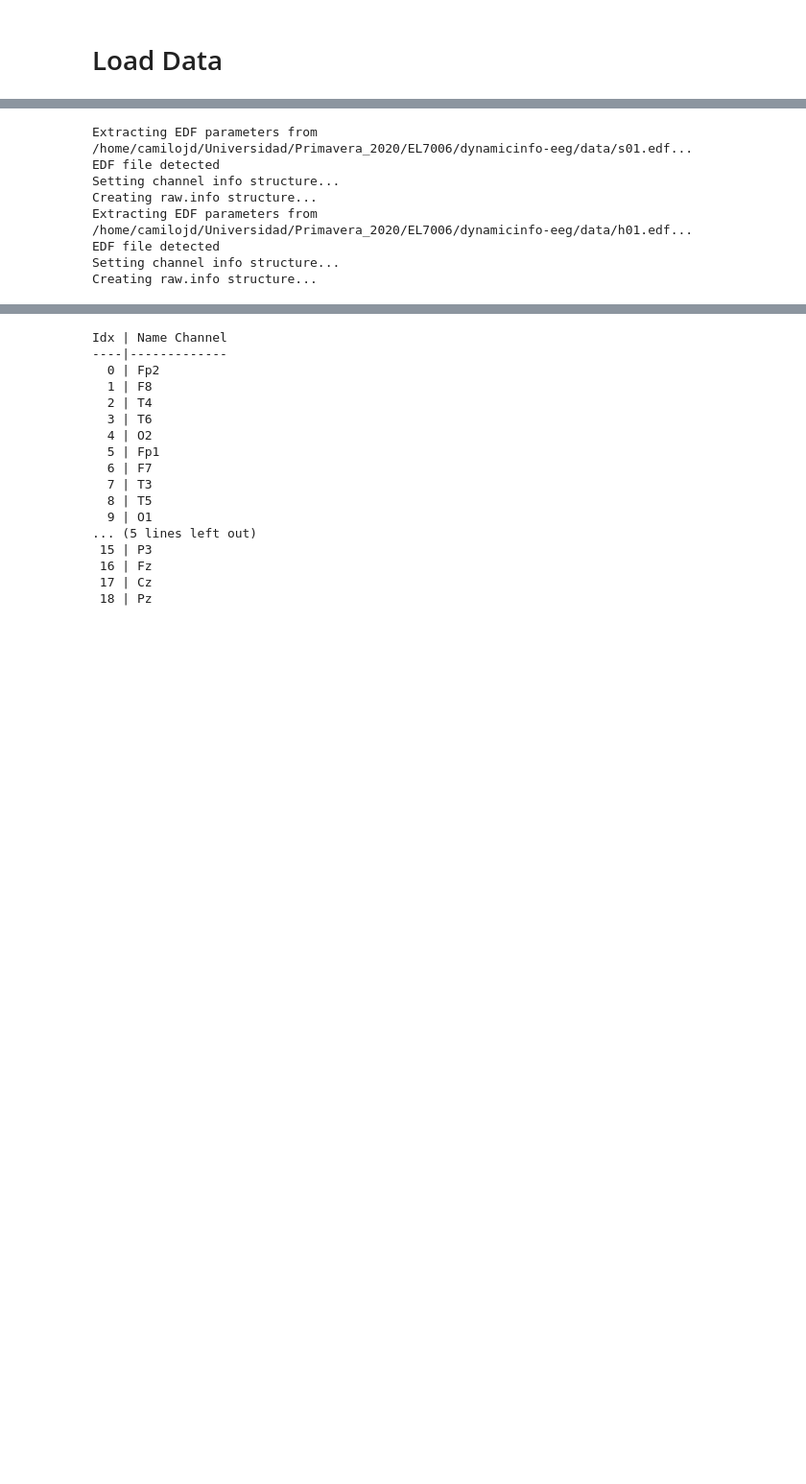
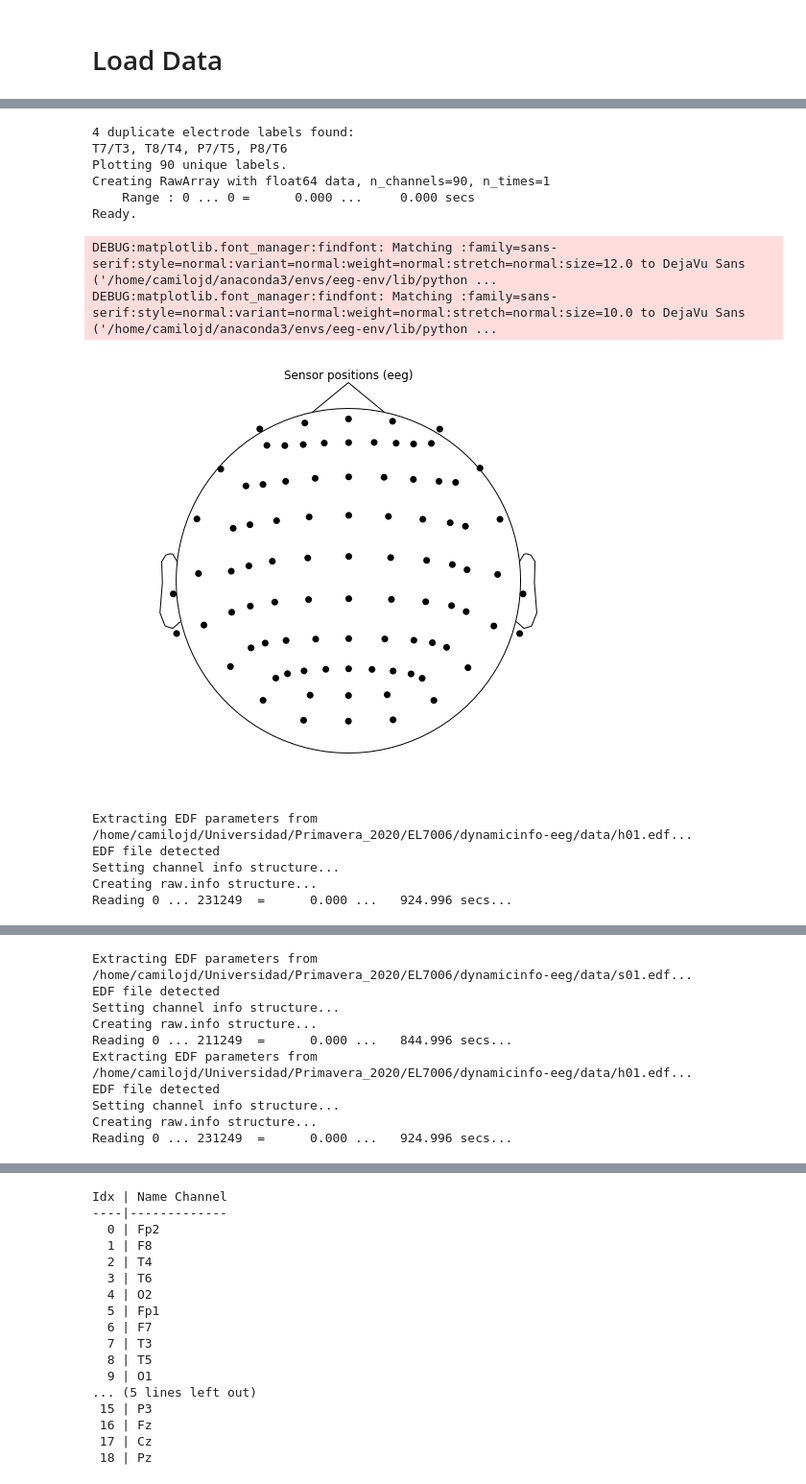
Before and after one commit to cjotade/dynamicinfo-eeg, a Jupyter notebook: src/Visualizacion_Datos.ipynb, the cells around one changed output, grey strips where cells are left out. Shown at 96% size. Cells and saved outputs as stored; diff of their text form; code cells hidden in the pictures; blank space fills up the shorter version.

```diff
--- a/src/Visualizacion_Datos.ipynb
+++ b/src/Visualizacion_Datos.ipynb
@@ -25,0 +32,25 @@ DEBUG:root:test
+# %%
+# Set montage
+montage = mne.channels.make_standard_montage('standard_1020')
+montage.plot(kind='topomap', show_names=False)
+plt.show()
+
+# Verify montage
+raw = read_data('../data/h01.edf')
+raw.plot_sensors(show_names=True)
+plt.show()
+# %% [output]
+4 duplicate electrode labels found:
+T7/T3, T8/T4, P7/T5, P8/T6
+Plotting 90 unique labels.
+Creating RawArray with float64 data, n_channels=90, n_times=1
+    Range : 0 ... 0 =      0.000 ...     0.000 secs
+Ready.
+DEBUG:matplotlib.font_manager:findfont: Matching :family=sans-serif:style=normal:variant=normal:weight=normal:stretch=normal:size=12.0 to DejaVu Sans ('/home/camilojd/anaconda3/envs/eeg-env/lib/python ...
+DEBUG:matplotlib.font_manager:findfont: Matching :family=sans-serif:style=normal:variant=normal:weight=normal:stretch=normal:size=10.0 to DejaVu Sans ('/home/camilojd/anaconda3/envs/eeg-env/lib/python ...
+[figure, added]
+Extracting EDF parameters from /home/camilojd/Universidad/Primavera_2020/EL7006/dynamicinfo-eeg/data/h01.edf...
+EDF file detected
+Setting channel info structure...
+Creating raw.info structure...
+Reading 0 ... 231249  =      0.000 ...   924.996 secs...
@@ -26,15 +58,18 @@ DEBUG:root:test
 # %%
-dataS = read_raw_edf('../data/s01.edf')
-dataH = read_raw_edf('../data/h01.edf')
+# Read data
+dataS = read_data('../data/s01.edf')
+dataH = read_data('../data/h01.edf')
 # %% [output]
 Extracting EDF parameters from /home/camilojd/Universidad/Primavera_2020/EL7006/dynamicinfo-eeg/data/s01.edf...
 EDF file detected
 Setting channel info structure...
 Creating raw.info structure...
+Reading 0 ... 211249  =      0.000 ...   844.996 secs...
 Extracting EDF parameters from /home/camilojd/Universidad/Primavera_2020/EL7006/dynamicinfo-eeg/data/h01.edf...
 EDF file detected
 Setting channel info structure...
 Creating raw.info structure...
+Reading 0 ... 231249  =      0.000 ...   924.996 secs...
 # %%
 print(dataS.info)
 # %% [output]
```
Also changed, not shown: parts of 18 cells of this notebook.
